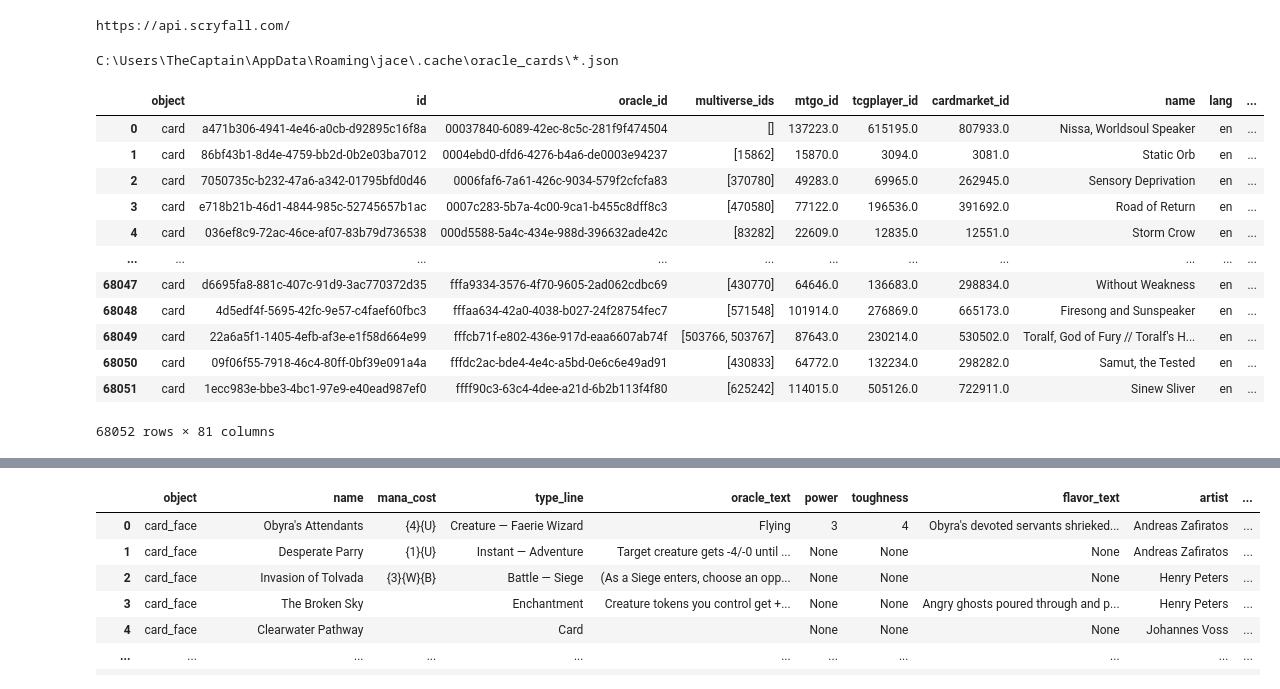
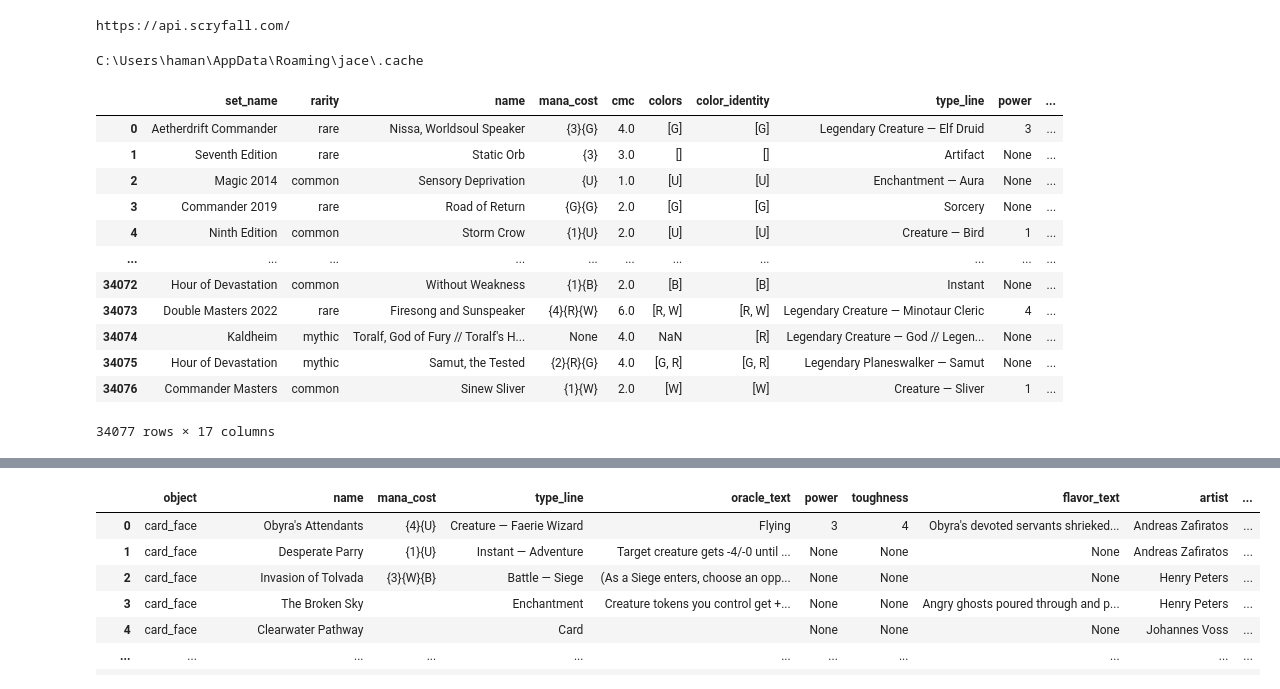
Before and after one commit to SirCaptainMitch/jace-the-bot, a Jupyter notebook: notebooks/jace_cards_test.ipynb, the cells around one changed output, grey strips where cells are left out. Saved outputs shown, nothing was run; the diff lists cells and outputs as text; code cells hidden in the pictures.

Commit message:
Adding init sql server setup script for the app database. updating the notebook to use the oracle card file as it is smaller and easier to test with.

```diff
--- a/notebooks/jace_cards_test.ipynb
+++ b/notebooks/jace_cards_test.ipynb
@@ -11,21 +14,12 @@ from jace.database import generate_data_cache
 # %%
-refresh_cache: bool = False
+refresh_cache: bool = True
 console = Console()
 if refresh_cache:
     generate_data_cache(cache_dir=str(cache_path))
+
+console.print(Path(cache_path))
 # %% [output]
 https://api.scryfall.com/
+C:\Users\haman\AppData\Roaming\jace\.cache
-# %%
-
-all_cards_file_name = Path(cache_path) / 'oracle_cards/*.json'
-print(all_cards_file_name)
-
-# with open(all_cards_file_name, 'r', encoding='utf-8') as f:
-#     data = json.loads(f.read())
-
-# all_cards_df = pd.DataFrame(data)
-# all_cards_df.head(10)
-# %% [output]
-C:\Users\TheCaptain\AppData\Roaming\jace\.cache\oracle_cards\*.json
 # %%
 # db = duckdb.connect('./jace.db')
@@ -39,17 +32,17 @@ pd.set_option('display.max_columns', 100)
 # %%
-all_cards_df = db.sql(f"SELECT * FROM all_cards;")
+all_cards_df = db.sql(f"SELECT set_name, rarity, name, mana_cost, cmc, colors, color_identity, type_line, power, toughness, keywords, lang, released_at, layout, Id, oracle_id, uri FROM all_cards;")
 all_cards_df.df()
 # %% [output]
-|  | object | id | oracle_id | multiverse_ids | mtgo_id | tcgplayer_id | cardmarket_id | name | lang | ... |
-| 0 | card | a471b306-4941-4e46-a0cb-d92895c16f8a | 00037840-6089-42ec-8c5c-281f9f474504 | [] | 137223.0 | 615195.0 | 807933.0 | Nissa, Worldsoul Speaker | en | ... |
-| 1 | card | 86bf43b1-8d4e-4759-bb2d-0b2e03ba7012 | 0004ebd0-dfd6-4276-b4a6-de0003e94237 | [15862] | 15870.0 | 3094.0 | 3081.0 | Static Orb | en | ... |
-| 2 | card | 7050735c-b232-47a6-a342-01795bfd0d46 | 0006faf6-7a61-426c-9034-579f2cfcfa83 | [370780] | 49283.0 | 69965.0 | 262945.0 | Sensory Deprivation | en | ... |
-| 3 | card | e718b21b-46d1-4844-985c-52745657b1ac | 0007c283-5b7a-4c00-9ca1-b455c8dff8c3 | [470580] | 77122.0 | 196536.0 | 391692.0 | Road of Return | en | ... |
-| 4 | card | 036ef8c9-72ac-46ce-af07-83b79d736538 | 000d5588-5a4c-434e-988d-396632ade42c | [83282] | 22609.0 | 12835.0 | 12551.0 | Storm Crow | en | ... |
+|  | set_name | rarity | name | mana_cost | cmc | colors | color_identity | type_line | power | ... |
+| 0 | Aetherdrift Commander | rare | Nissa, Worldsoul Speaker | {3}{G} | 4.0 | [G] | [G] | Legendary Creature — Elf Druid | 3 | ... |
+| 1 | Seventh Edition | rare | Static Orb | {3} | 3.0 | [] | [] | Artifact | None | ... |
+| 2 | Magic 2014 | common | Sensory Deprivation | {U} | 1.0 | [U] | [U] | Enchantment — Aura | None | ... |
+| 3 | Commander 2019 | rare | Road of Return | {G}{G} | 2.0 | [G] | [G] | Sorcery | None | ... |
+| 4 | Ninth Edition | common | Storm Crow | {1}{U} | 2.0 | [U] | [U] | Creature — Bird | 1 | ... |
 | ... | ... | ... | ... | ... | ... | ... | ... | ... | ... | ... |
-| 68047 | card | d6695fa8-881c-407c-91d9-3ac770372d35 | fffa9334-3576-4f70-9605-2ad062cdbc69 | [430770] | 64646.0 | 136683.0 | 298834.0 | Without Weakness | en | ... |
-| 68048 | card | 4d5edf4f-5695-42fc-9e57-c4faef60fbc3 | fffaa634-42a0-4038-b027-24f28754fec7 | [571548] | 101914.0 | 276869.0 | 665173.0 | Firesong and Sunspeaker | en | ... |
-| 68049 | card | 22a6a5f1-1405-4efb-af3e-e1f58d664e99 | fffcb71f-e802-436e-917d-eaa6607ab74f | [503766, 503767] | 87643.0 | 230214.0 | 530502.0 | Toralf, God of Fury // Toralf's H... | en | ... |
-| 68050 | card | 09f06f55-7918-46c4-80ff-0bf39e091a4a | fffdc2ac-bde4-4e4c-a5bd-0e6c6e49ad91 | [430833] | 64772.0 | 132234.0 | 298282.0 | Samut, the Tested | en | ... |
-| 68051 | card | 1ecc983e-bbe3-4bc1-97e9-e40ead987ef0 | ffff90c3-63c4-4dee-a21d-6b2b113f4f80 | [625242] | 114015.0 | 505126.0 | 722911.0 | Sinew Sliver | en | ... |
+| 34072 | Hour of Devastation | common | Without Weakness | {1}{B} | 2.0 | [B] | [B] | Instant | None | ... |
+| 34073 | Double Masters 2022 | rare | Firesong and Sunspeaker | {4}{R}{W} | 6.0 | [R, W] | [R, W] | Legendary Creature — Minotaur Cleric | 4 | ... |
+| 34074 | Kaldheim | mythic | Toralf, God of Fury // Toralf's H... | None | 4.0 | NaN | [R] | Legendary Creature — God // Legen... | None | ... |
+| 34075 | Hour of Devastation | mythic | Samut, the Tested | {2}{R}{G} | 4.0 | [G, R] | [G, R] | Legendary Planeswalker — Samut | None | ... |
+| 34076 | Commander Masters | common | Sinew Sliver | {1}{W} | 2.0 | [W] | [W] | Creature — Sliver | 1 | ... |
-68052 rows × 81 columns
+34077 rows × 17 columns
```
Also changed, not shown: parts of 4 cells of this notebook, 1 other file.
